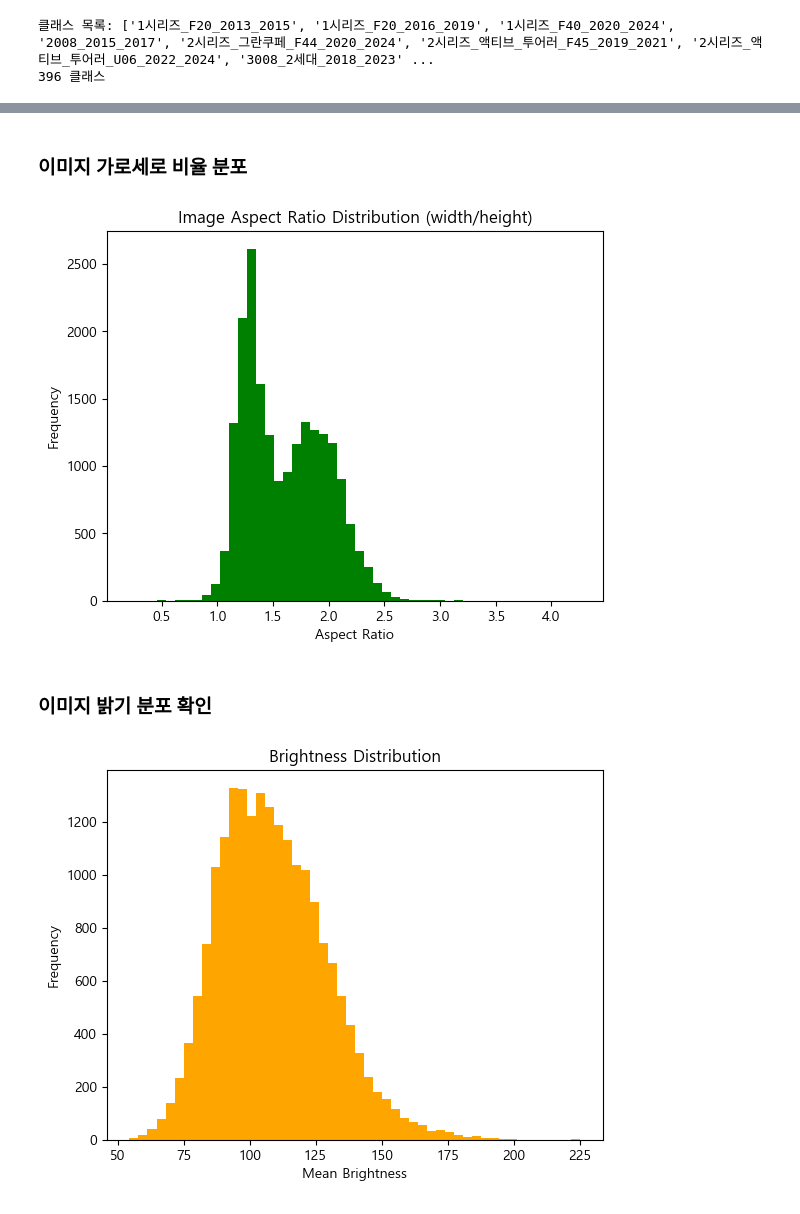
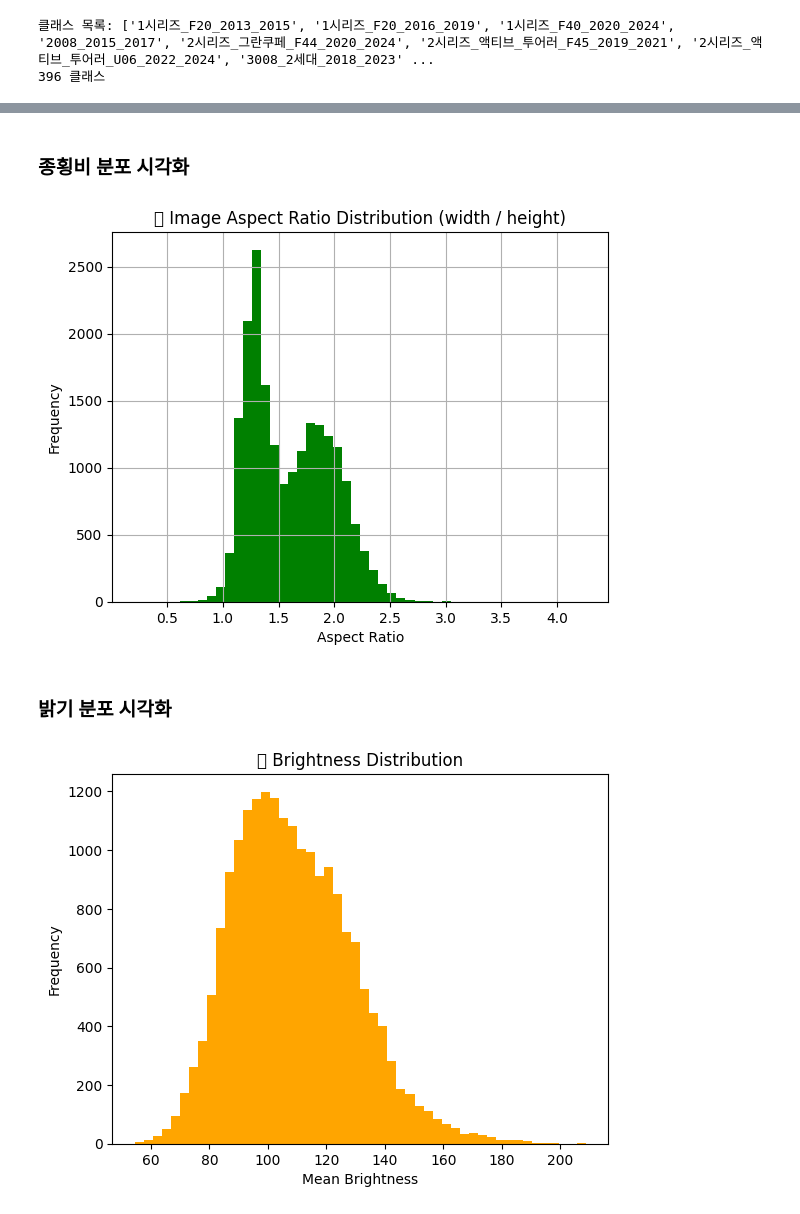
Before and after one commit to uddaniiii/used-car-image-classification, a Jupyter notebook: EDA.ipynb, the cells around one changed output, grey strips where cells are left out. Saved outputs shown, nothing was run; the diff lists cells and outputs as text; code cells hidden in the pictures.

```diff
--- a/EDA.ipynb
+++ b/EDA.ipynb
@@ -82,11 +112,12 @@ plt.show()
 # %%
-sampled_paths = df['img_path'].sample(n=min(500, len(df)), random_state=42)
+import seaborn as sns
+
 dims = []
 
 for path in df['img_path']:
     try:
-        img = Image.open(path)
-        dims.append(img.size)  # (width, height)
+        with Image.open(path) as img:
+            dims.append(img.size)  # (width, height)
     except:
         continue
 
@@ -94,7 +125,7 @@ dim_df = pd.DataFrame(dims, columns=['width', 'height'])
 
 plt.figure(figsize=(10, 6))
 sns.scatterplot(x='width', y='height', data=dim_df, alpha=0.6)
-plt.title("Image Resolution Distribution (All Samples)")
+plt.title("🖼️ Image Resolution Distribution")
 plt.xlabel("Width")
 plt.ylabel("Height")
 plt.grid(True)
@@ -104,41 +135,48 @@ plt.show()
 # %% [markdown]
-### 이미지 가로세로 비율 분포
+### 종횡비 분포 시각화
 # %%
 sample_per_class = 50
+ratios = []
 
-ratios = []
-for cls in class_names:
-    sample_df = df[df['class'] == cls].sample(min(sample_per_class, len(df[df['class'] == cls])))
+for cls in class_dirs:
+    cls_df = df[df['class'] == cls]
+    sample_df = cls_df.sample(min(sample_per_class, len(cls_df)), random_state=42)
+
     for img_path in sample_df['img_path']:
-        img = Image.open(img_path)
-        w, h = img.size
-        ratio = w / h
-        ratios.append(ratio)
+        try:
+            with Image.open(img_path) as img:
+                w, h = img.size
+                ratios.append(w / h)
+        except:
+            continue
+
 plt.hist(ratios, bins=50, color='green')
-plt.title('Image Aspect Ratio Distribution (width/height)')
-plt.xlabel('Aspect Ratio')
-plt.ylabel('Frequency')
+plt.title("📐 Image Aspect Ratio Distribution (width / height)")
+plt.xlabel("Aspect Ratio")
+plt.ylabel("Frequency")
+plt.grid(True)
 plt.show()
 # %% [output]
-[figure, old version]
+[figure, new version]
 # %% [markdown]
-### 이미지 밝기 분포 확인
+### 밝기 분포 시각화
 # %%
 sample_per_class = 50
+brightness_list = []
 
-brightness_list = []
-for cls in class_names:
-    sample_df = df[df['class'] == cls].sample(min(sample_per_class, len(df[df['class'] == cls])))
+for cls in df['class'].unique():
+    sample_df = df[df['class'] == cls].sample(min(sample_per_class, len(df[df['class'] == cls])), random_state=42)
     for img_path in sample_df['img_path']:
         img = Image.open(img_path).convert('L')  # 흑백
         img_np = np.array(img)
         mean_brightness = img_np.mean()
         brightness_list.append(mean_brightness)
+
 plt.hist(brightness_list, bins=50, color='orange')
-plt.title('Brightness Distribution')
+plt.title('🧃 Brightness Distribution')
 plt.xlabel('Mean Brightness')
 plt.ylabel('Frequency')
 plt.show()
 # %% [output]
-[figure, old version]
+[figure, new version]
 # %% [markdown]
```
Also changed, not shown: parts of 19 cells of this notebook.
